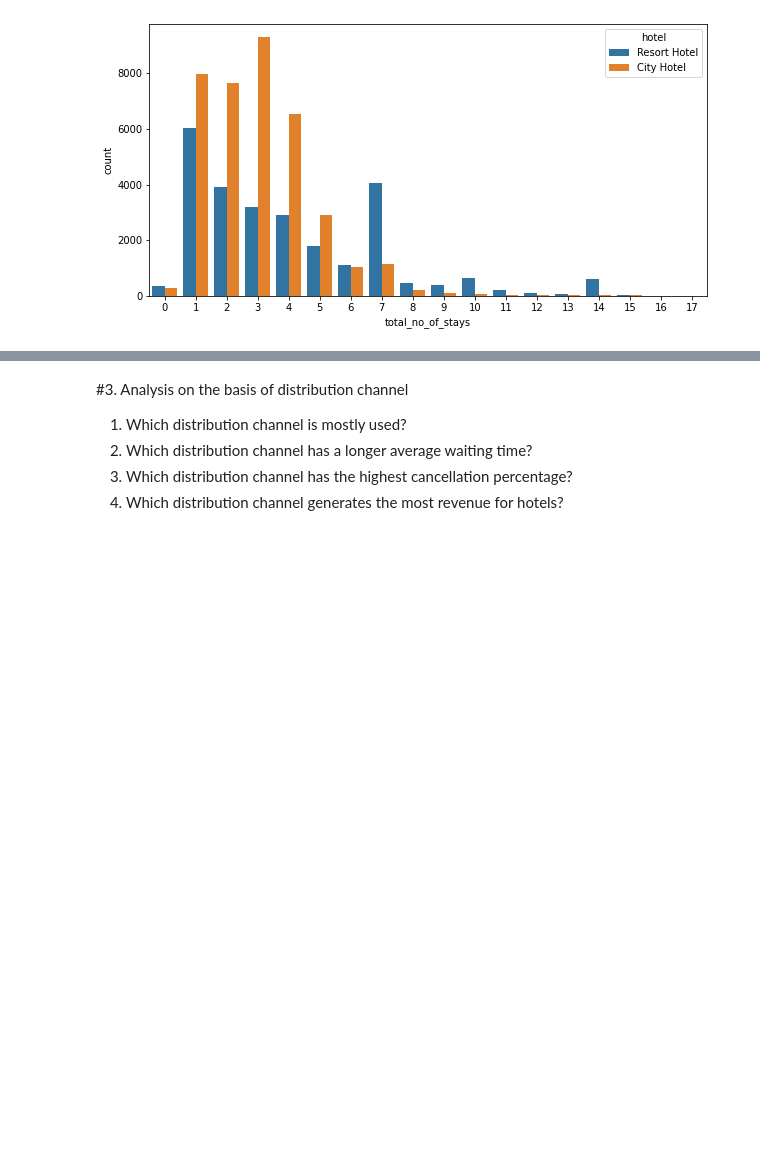
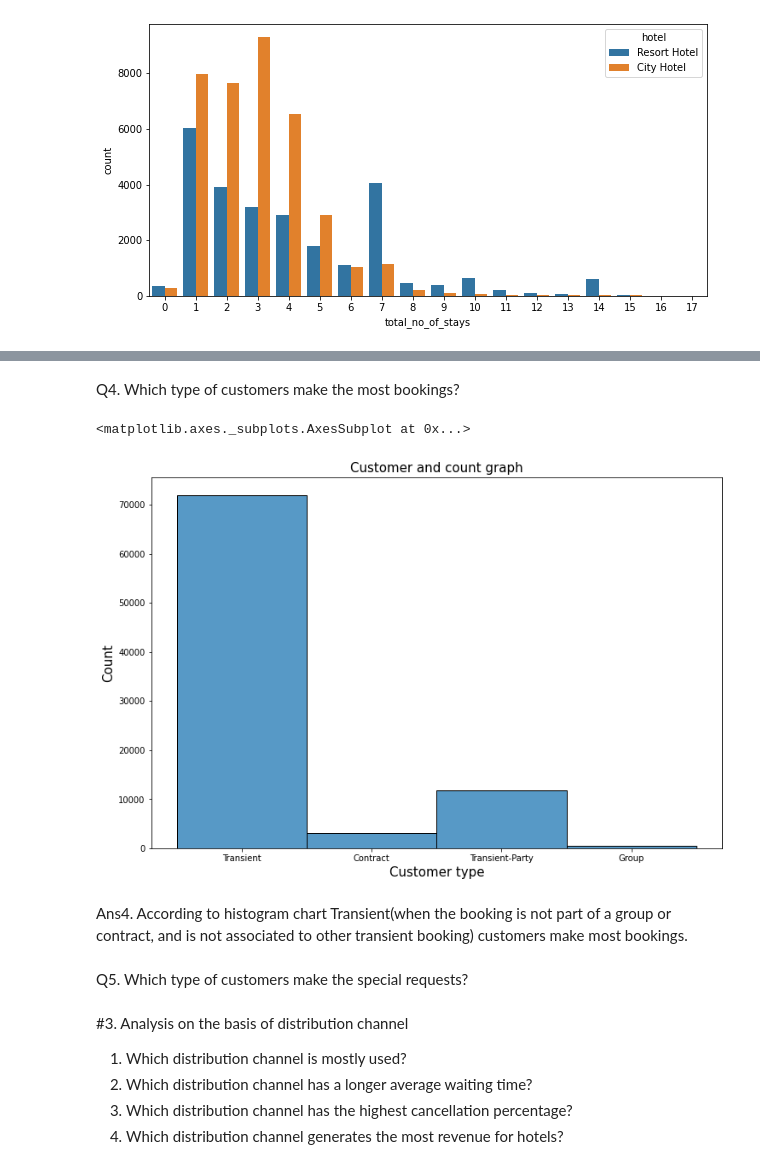
Before and after one commit to niteshavagabond/Hotel-Booking-analysis, a Jupyter notebook: Hotel_Booking_Analysis_Capstone_Project.ipynb, the cells around one changed output, grey strips where cells are left out. Cells and saved outputs as stored; diff of their text form; code cells hidden in the pictures; blank space fills up the shorter version.

```diff
--- a/Hotel_Booking_Analysis_Capstone_Project.ipynb
+++ b/Hotel_Booking_Analysis_Capstone_Project.ipynb
@@ -586,3 +612,18 @@ Ans2. On the basis of above chart, if people not cancelled their booking they pr
+# %% [markdown]
+Q4. Which type of customers make the most bookings?
+# %%
+plt.figure(figsize=(12,8))
+plt.title('Customer and count graph',fontsize=15)
+plt.xlabel('Customer type',fontsize=15)
+plt.ylabel('Count',fontsize=15)
+sns.histplot(data=df['customer_type'])
+# %% [output]
+<matplotlib.axes._subplots.AxesSubplot at 0x...>
+[figure, added]
+# %% [markdown]
+Ans4. According to histogram chart Transient(when the booking is not part of a group or contract, and is not associated to other transient booking) customers make most bookings.
+# %% [markdown]
+Q5. Which type of customers make the special requests?
 # %% [markdown]
 #3. Analysis on the basis of distribution channel
 
```
Also changed, not shown: parts of 11 cells of this notebook.
